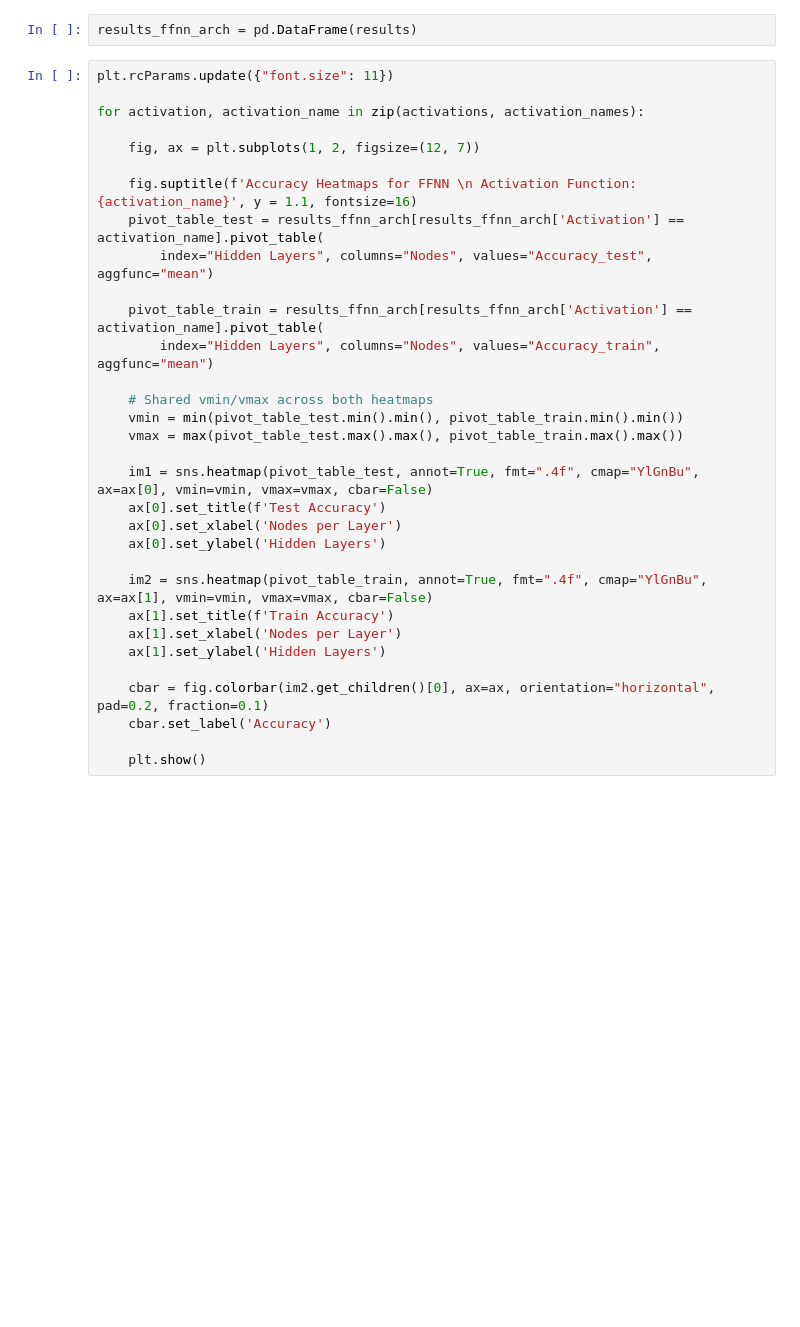
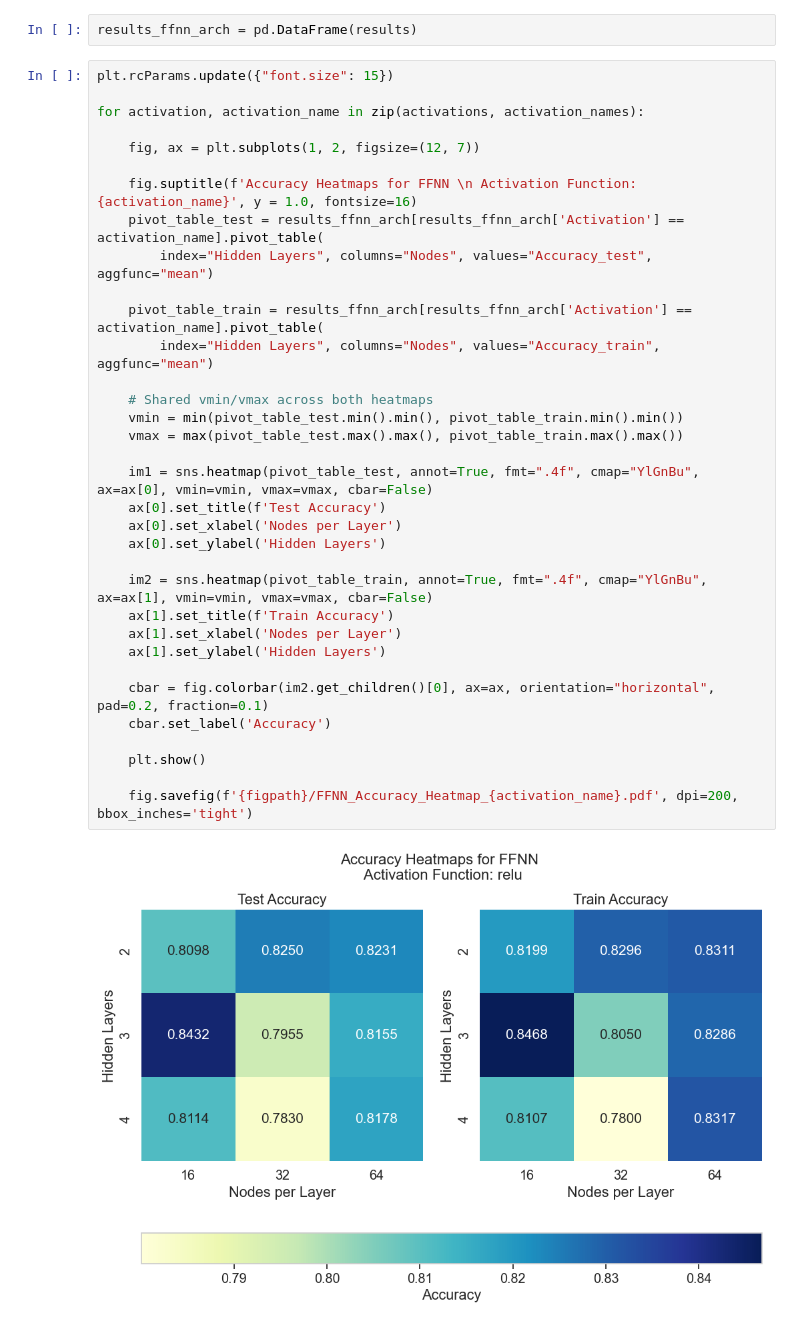
Before and after one commit to kjes4pres/Project_3_FYSSTK, a Jupyter notebook: Code/main/NeuralNetworks.ipynb, the cells around one changed output. Drawn from its saved outputs; the diff is of its cells as text; blank space fills up the shorter version.

```diff
--- a/Code/main/NeuralNetworks.ipynb
+++ b/Code/main/NeuralNetworks.ipynb
@@ -366,34 +554,38 @@ for activation, activation_name in zip(activations, activation_names):
 # %%
 results_ffnn_arch = pd.DataFrame(results)
 # %%
-plt.rcParams.update({"font.size": 11})
+plt.rcParams.update({"font.size": 15})
 
 for activation, activation_name in zip(activations, activation_names):
 
     fig, ax = plt.subplots(1, 2, figsize=(12, 7))
 
-    fig.suptitle(f'Accuracy Heatmaps for FFNN \n Activation Function: {activation_name}', y = 1.1, fontsize=16)
+    fig.suptitle(f'Accuracy Heatmaps for FFNN \n Activation Function: {activation_name}', y = 1.0, fontsize=16)
     pivot_table_test = results_ffnn_arch[results_ffnn_arch['Activation'] == activation_name].pivot_table(
         index="Hidden Layers", columns="Nodes", values="Accuracy_test", aggfunc="mean")
 
     pivot_table_train = results_ffnn_arch[results_ffnn_arch['Activation'] == activation_name].pivot_table(
         index="Hidden Layers", columns="Nodes", values="Accuracy_train", aggfunc="mean")
 
     # Shared vmin/vmax across both heatmaps
     vmin = min(pivot_table_test.min().min(), pivot_table_train.min().min())
     vmax = max(pivot_table_test.max().max(), pivot_table_train.max().max())
 
     im1 = sns.heatmap(pivot_table_test, annot=True, fmt=".4f", cmap="YlGnBu", ax=ax[0], vmin=vmin, vmax=vmax, cbar=False)
     ax[0].set_title(f'Test Accuracy')
     ax[0].set_xlabel('Nodes per Layer')
     ax[0].set_ylabel('Hidden Layers')
 
     im2 = sns.heatmap(pivot_table_train, annot=True, fmt=".4f", cmap="YlGnBu", ax=ax[1], vmin=vmin, vmax=vmax, cbar=False)
     ax[1].set_title(f'Train Accuracy')
     ax[1].set_xlabel('Nodes per Layer')
     ax[1].set_ylabel('Hidden Layers')
 
     cbar = fig.colorbar(im2.get_children()[0], ax=ax, orientation="horizontal", pad=0.2, fraction=0.1)
     cbar.set_label('Accuracy')
 
     plt.show()
+
+    fig.savefig(f'{figpath}/FFNN_Accuracy_Heatmap_{activation_name}.pdf', dpi=200, bbox_inches='tight')
+# %% [output]
+[figure, added]
```
Also changed, not shown: parts of 45 cells of this notebook.
